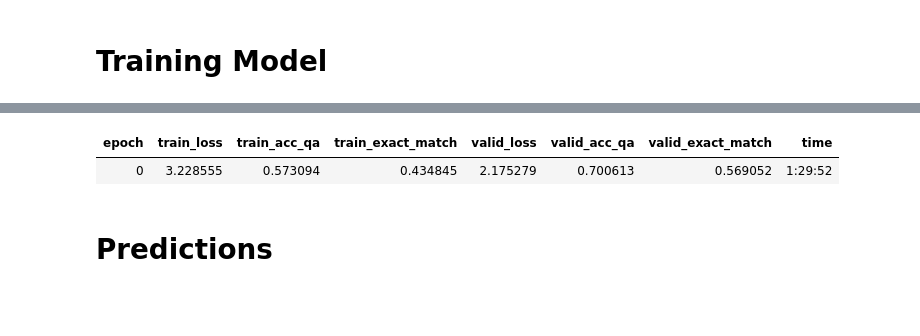
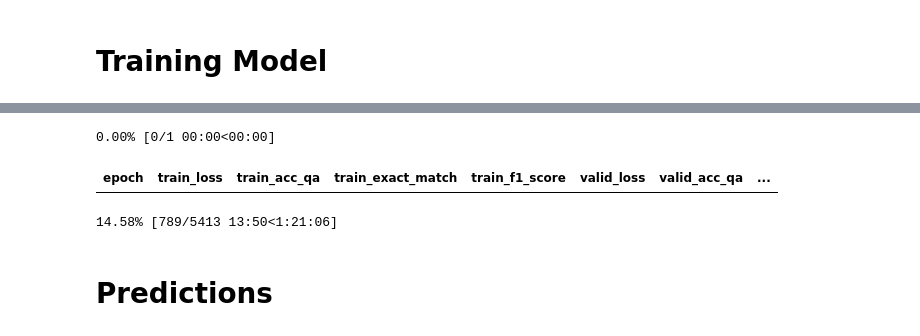
Before and after one commit to devkosal/askai, a Jupyter notebook: Train Albert on SQuAD.ipynb, the cells around one changed output, grey strips where cells are left out. Saved outputs shown, nothing was run; the diff lists cells and outputs as text; code cells hidden in the pictures; blank space fills up the shorter version.

```diff
--- a/Train Albert on SQuAD.ipynb
+++ b/Train Albert on SQuAD.ipynb
@@ -229,11 +270,11 @@ def cross_entropy_qa(input, target):
 # %%
-# defining the evaluation metrics
-def acc_qa(input,target):
+# defining the evaluation metrics based on squad evaluation method
+def acc_qa(input,target,xb):
     """
     Taking the average between the accuracies of predicting the start and ending indices
     """
     return (accuracy(input[0], target[:,0]) + accuracy(input[1], target[:,1]))/2
 
-def exact_match(input,target):
+def exact_match(input,target,xb):
     def _acc(out, yb): return (torch.argmax(out, dim=1)==yb).float()
     return (_acc(input[0], target[:,0]) + _acc(input[1], target[:,1]) == 2).float().mean()
@@ -244,0 +281,27 @@ cbfs = [partial(AvgStatsCallback,[acc_qa,exact_match]),
+# %%
+def f1_score(input,target,xb):
+    """
+    based on the official evaluation script:
+    https://worksheets.codalab.org/rest/bundles/0x6b567e1cf2e041ec80d7098f031c5c9e/contents/blob/
+    """
+    pred_starts,pred_ends = [torch.argmax(out, dim=1) for out in input]
+    gold_starts,gold_ends = target[:,0], target[:,1]
+
+    def _get_toks(idx,start,end):
+        if start == end: end += 1
+        return xb[idx][start:end]
+
+    def _score1(pred_toks,gold_toks):
+        common = collections.Counter(gold_toks.tolist()) & collections.Counter(pred_toks.tolist())
+        num_same = sum(common.values())
+        if num_same == 0:
+            return 0
+        precision = 1.0 * num_same / len(pred_toks)
+        recall = 1.0 * num_same / len(gold_toks)
+        f1 = (2 * precision * recall) / (precision + recall)
+        return f1
+
+    pred_toks = [_get_toks(i,start,end) for i,(start,end) in enumerate(zip(pred_starts,pred_ends))]
+    gold_toks = [_get_toks(i,start,end) for i,(start,end) in enumerate(zip(gold_starts,gold_ends))]
+    score = np.mean([_score1(pred,gold) for pred,gold in zip(pred_toks,gold_toks)])
+    return score
@@ -245,2 +310,10 @@ cbfs = [partial(AvgStatsCallback,[acc_qa,exact_match]),
+# %%
+cbfs = [partial(QAAvgStatsCallback,[acc_qa,exact_match,f1_score]),
+        CudaCallback,
+        ProgressCallback,
+        Recorder]
+
+if not config.testing or not config.save_checkpoint:
+    cbfs.append(partial(SaveModelCallback,save_model,config.output_dir))
 # %%
 model = CustomAlbertModel()
@@ -278,5 +369,5 @@ disc_lr_sched = sched_1cycle([config.max_lr,1e-4], 0.3) # 3e-2 best with adam, 1
 # the learning rate we apply here does not matter since we are scheduling
 learn = Learner(model, data, cross_entropy_qa,lr=config.max_lr,cb_funcs=cbfs,splitter=albert_splitter,opt_func=lamb_opt())
 # %%
-learn.fit(2,cbs=disc_lr_sched)
+learn.fit(1,cbs=disc_lr_sched)
 # %% [output]
@@ -283,2 +375,3 @@ learn.fit(2,cbs=disc_lr_sched)
+0.00% [0/1 00:00<00:00]
-| epoch | train_loss | train_acc_qa | train_exact_match | valid_loss | valid_acc_qa | valid_exact_match | time |
-| 0 | 3.228555 | 0.573094 | 0.434845 | 2.175279 | 0.700613 | 0.569052 | 1:29:52 |
+| epoch | train_loss | train_acc_qa | train_exact_match | train_f1_score | valid_loss | valid_acc_qa | ... |
+14.58% [789/5413 13:50<1:21:06]
```
Also changed, not shown: parts of 19 cells of this notebook, 2 other files.
